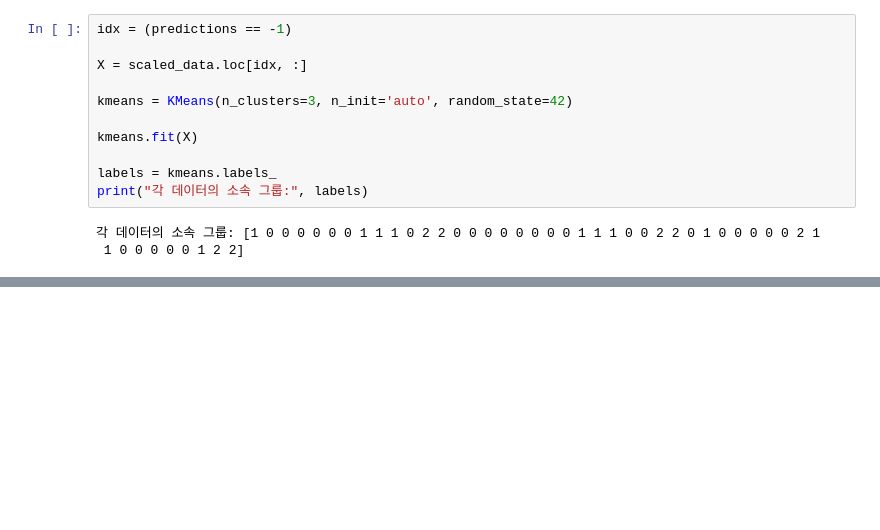
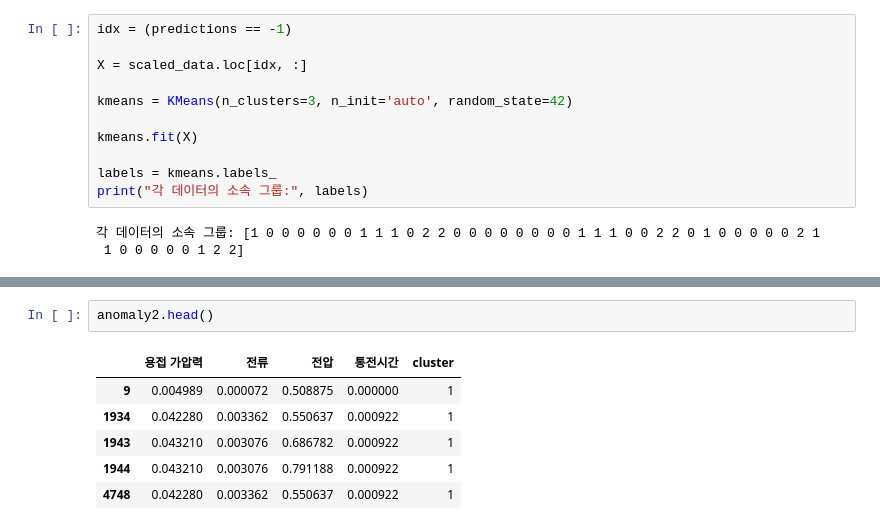
Before and after one commit to Jon-Irenicus/kamp_ai_competition, a Jupyter notebook: isolatoin_forest.ipynb, the cells around one changed output, grey strips where cells are left out. Saved outputs shown, nothing was run; the diff lists cells and outputs as text; blank space fills up the shorter version.

```diff
--- a/isolatoin_forest.ipynb
+++ b/isolatoin_forest.ipynb
@@ -86,0 +103,9 @@ print(np.sum(defect[undercut_idx]), np.sum(defect[lack_idx]), np.sum(defect[crac
+# %%
+anomaly2.head()
+# %% [output]
+|  | 용접 가압력 | 전류 | 전압 | 통전시간 | cluster |
+| 9 | 0.004989 | 0.000072 | 0.508875 | 0.000000 | 1 |
+| 1934 | 0.042280 | 0.003362 | 0.550637 | 0.000922 | 1 |
+| 1943 | 0.043210 | 0.003076 | 0.686782 | 0.000922 | 1 |
+| 1944 | 0.043210 | 0.003076 | 0.791188 | 0.000922 | 1 |
+| 4748 | 0.042280 | 0.003362 | 0.550637 | 0.000922 | 1 |
```
Also changed, not shown: parts of 8 cells of this notebook, 1 other file.
